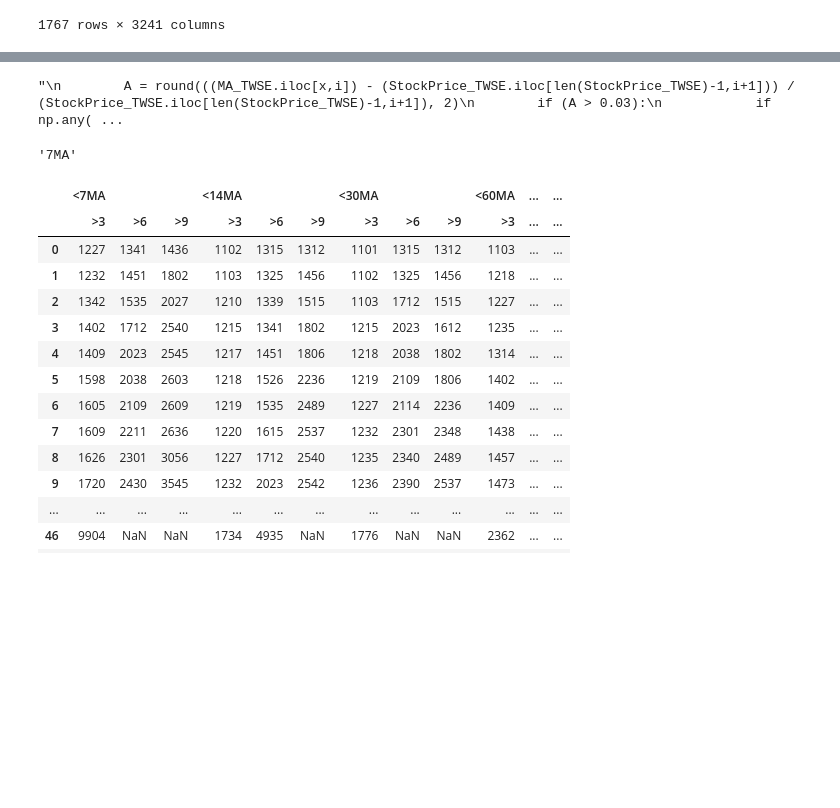
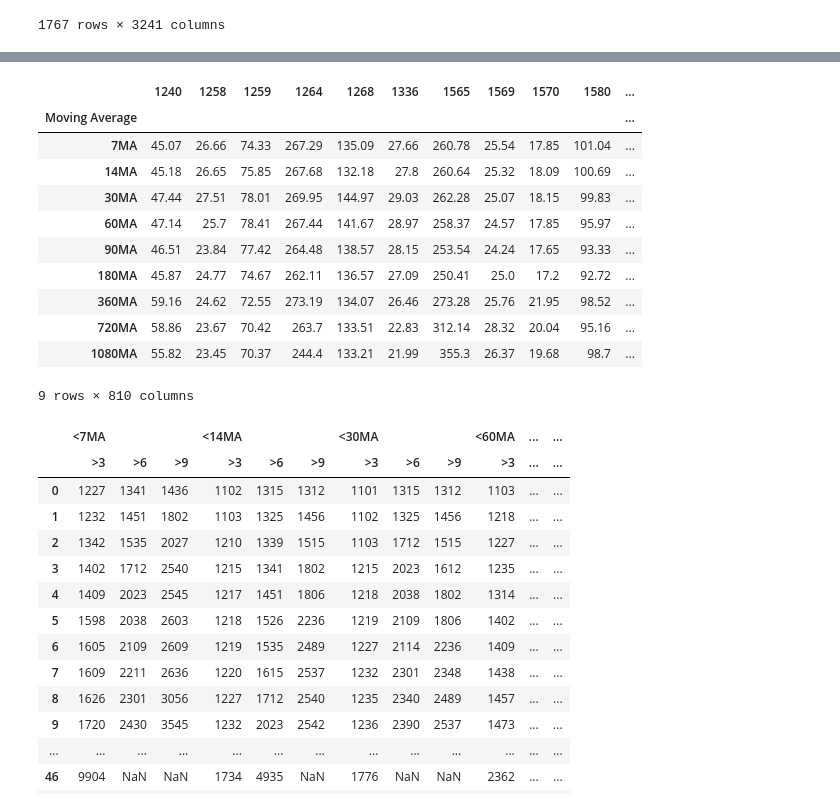
Before and after one commit to Richie1015/Python, a Jupyter notebook: Stock_GUI.ipynb, the cells around one changed output, grey strips where cells are left out. Drawn from its saved outputs; the diff is of its cells as text; code cells hidden in the pictures; blank space fills up the shorter version.

```diff
--- a/Stock_GUI.ipynb
+++ b/Stock_GUI.ipynb
@@ -480,22 +479,0 @@ MA_TWSE
-# %%
-Pass = []
-for i in range(0,len(list(MA_TWSE))):
-    if (MA_TWSE.iloc[0,i] > StockPrice_TWSE.iloc[-1,i*4+1]):
-        if ((StockPrice_TWSE.iloc[-1,i*4+4] >= 3) and (StockPrice_TWSE.iloc[-1,i*4+4] < 6)):
-            Pass.append(MA_TWSE.columns[i])
-Result_TWSE.iloc[:,0] = Pass
-'''
-        A = round(((MA_TWSE.iloc[x,i]) - (StockPrice_TWSE.iloc[len(StockPrice_TWSE)-1,i+1])) / (StockPrice_TWSE.iloc[len(StockPrice_TWSE)-1,i+1]), 2)
-        if (A > 0.03):
-            if np.any(Result_TWSE.columns == MA_TWSE.columns[i]):
-                Result_TWSE.at['<'+condition, MA_TWSE.columns[i]] = A
-            else:
-                temp = pd.DataFrame(A, index=['<'+condition], columns=[MA_TWSE.columns[i]])
-                Result_TWSE = pd.concat([Result_TWSE, temp],axis=1)
-'''
-# %% [output]
-"\n        A = round(((MA_TWSE.iloc[x,i]) - (StockPrice_TWSE.iloc[len(StockPrice_TWSE)-1,i+1])) / (StockPrice_TWSE.iloc[len(StockPrice_TWSE)-1,i+1]), 2)\n        if (A > 0.03):\n            if np.any( ...
-# %%
-MA_TWSE.index[0]
-# %% [output]
-'7MA'
@@ -504,3 +480,18 @@ Judgment('7MA')
+# %%
+MA_TPEx
+# %% [output]
+|  | 1240 | 1258 | 1259 | 1264 | 1268 | 1336 | 1565 | 1569 | 1570 | 1580 | ... |
+| Moving Average |  |  |  |  |  |  |  |  |  |  | ... |
+| 7MA | 45.07 | 26.66 | 74.33 | 267.29 | 135.09 | 27.66 | 260.78 | 25.54 | 17.85 | 101.04 | ... |
+| 14MA | 45.18 | 26.65 | 75.85 | 267.68 | 132.18 | 27.8 | 260.64 | 25.32 | 18.09 | 100.69 | ... |
+| 30MA | 47.44 | 27.51 | 78.01 | 269.95 | 144.97 | 29.03 | 262.28 | 25.07 | 18.15 | 99.83 | ... |
+| 60MA | 47.14 | 25.7 | 78.41 | 267.44 | 141.67 | 28.97 | 258.37 | 24.57 | 17.85 | 95.97 | ... |
+| 90MA | 46.51 | 23.84 | 77.42 | 264.48 | 138.57 | 28.15 | 253.54 | 24.24 | 17.65 | 93.33 | ... |
+| 180MA | 45.87 | 24.77 | 74.67 | 262.11 | 136.57 | 27.09 | 250.41 | 25.0 | 17.2 | 92.72 | ... |
+| 360MA | 59.16 | 24.62 | 72.55 | 273.19 | 134.07 | 26.46 | 273.28 | 25.76 | 21.95 | 98.52 | ... |
+| 720MA | 58.86 | 23.67 | 70.42 | 263.7 | 133.51 | 22.83 | 312.14 | 28.32 | 20.04 | 95.16 | ... |
+| 1080MA | 55.82 | 23.45 | 70.37 | 244.4 | 133.21 | 21.99 | 355.3 | 26.37 | 19.68 | 98.7 | ... |
+9 rows × 810 columns
 # %%
 temp = [['<7MA', '<14MA', '<30MA', '<60MA', '<90MA', '<180MA', '<360MA', '<720MA', '<1080MA'], ['>3', '>6', '>9']]
 Result_TWSE = pd.DataFrame(columns=pd.MultiIndex.from_product(temp))
```
Also changed, not shown: parts of 2 cells of this notebook.
